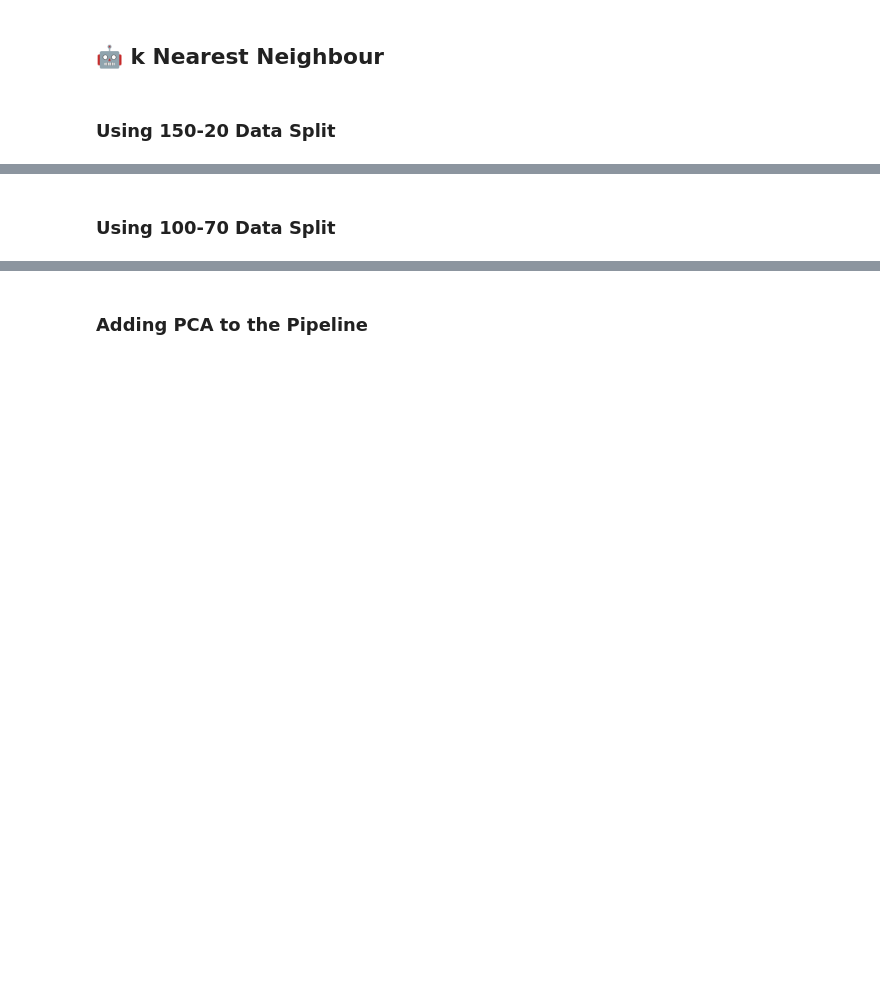
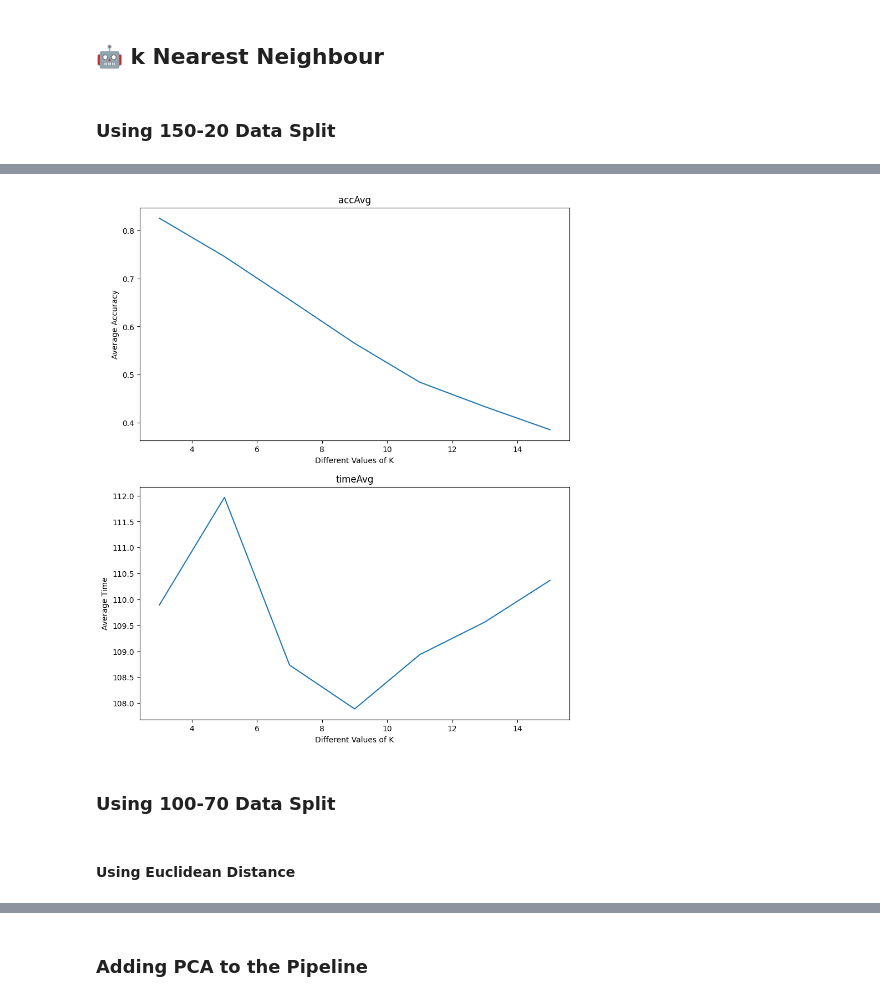
Before and after one commit to SaadRasheed-exe/Cowlar-Internship-Tasks, a Jupyter notebook: Part1/CowlarTaskPart1.ipynb, the cells around one changed output, grey strips where cells are left out. Saved outputs shown, nothing was run; the diff lists cells and outputs as text; code cells hidden in the pictures; blank space fills up the shorter version.

```diff
--- a/Part1/CowlarTaskPart1.ipynb
+++ b/Part1/CowlarTaskPart1.ipynb
@@ -201,2 +320,17 @@ for i, col in enumerate(['accAvg', 'timeAvg']):
+# %%
+results = pd.DataFrame(results).T
+plt.figure(figsize=(10, 12))
+
+# Iterate over the columns 'accAvg' and 'timeAvg'
+for i, col in enumerate(['accAvg', 'timeAvg']):
+
+    # Create a subplot for each column
+    plt.subplot(2, 1, i + 1)
+    plt.plot(results.index, results[col])
+    plt.title(col)
+    plt.xlabel('Different Values of K')
+    plt.ylabel('Average Accuracy' if col == 'accAvg' else 'Average Time')
+# %% [output]
+[figure, added]
 # %% [markdown]
 ### Using 100-70 Data Split
@@ -202,0 +342,2 @@ for i, col in enumerate(['accAvg', 'timeAvg']):
+# %% [markdown]
+#### Using Euclidean Distance
```
Also changed, not shown: parts of 28 cells of this notebook.
